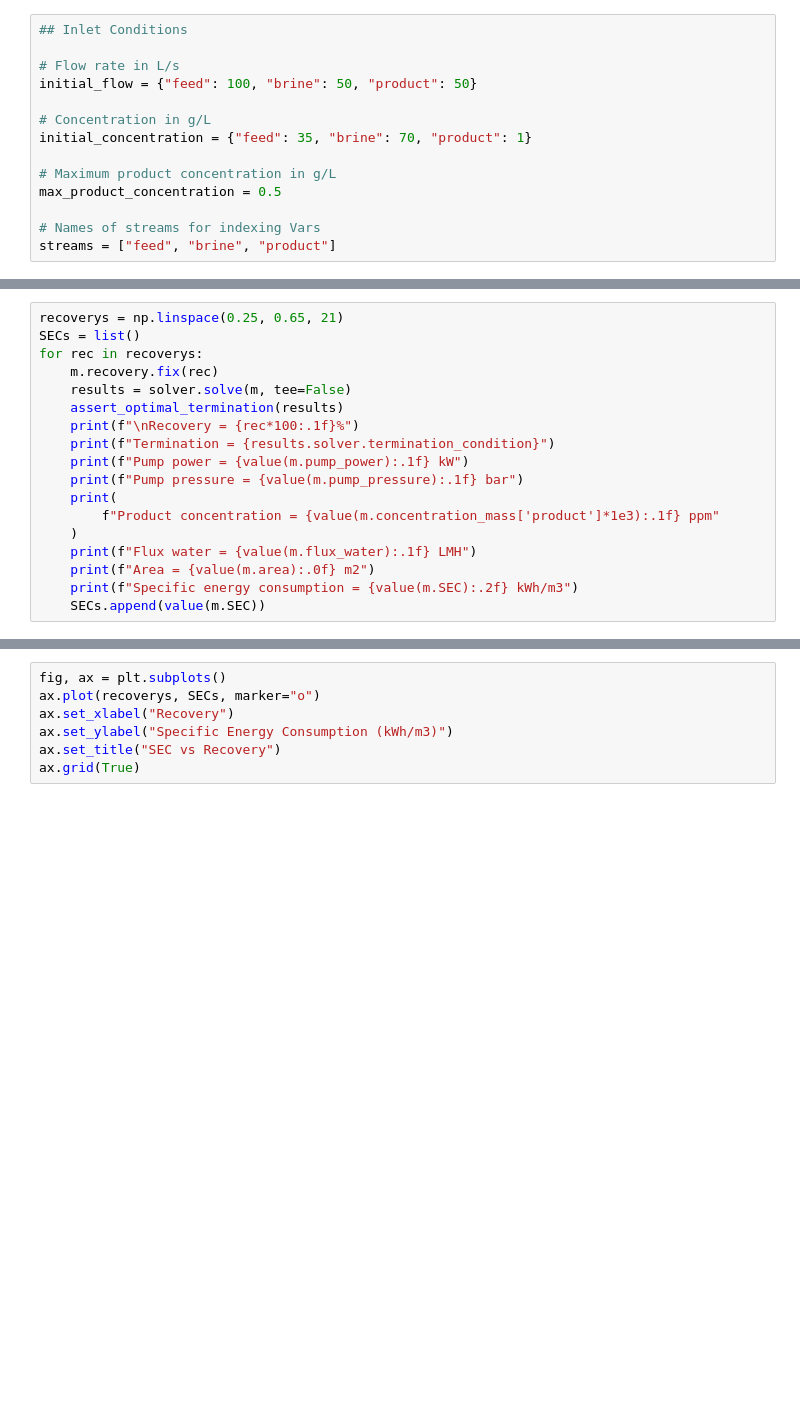
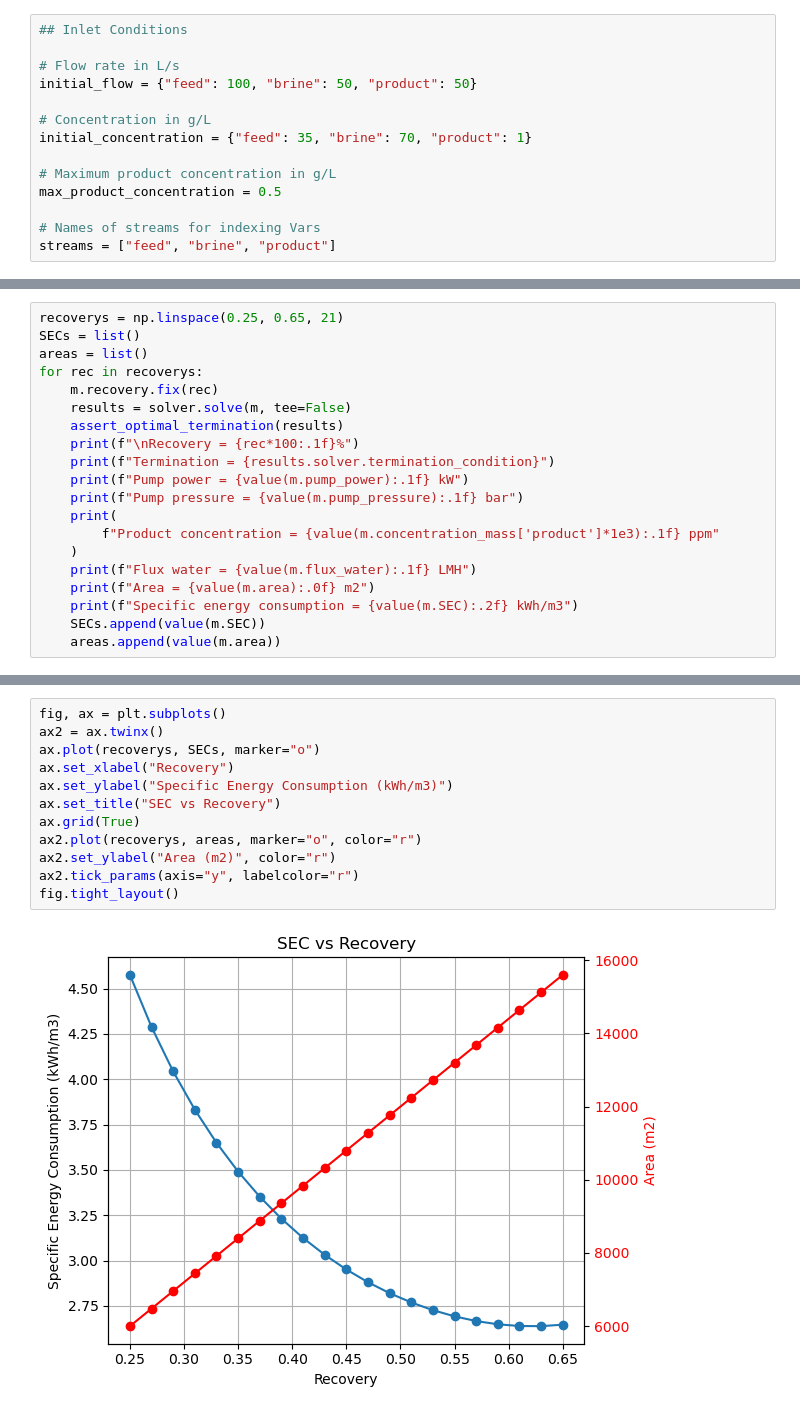
Before and after one commit to kurbansitterley/watertap_academy_2026, a Jupyter notebook: week0/TIY/week0_tiy_solution_diffusion.ipynb, the cells around one changed output, grey strips where cells are left out. Saved outputs shown, nothing was run; the diff lists cells and outputs as text; blank space fills up the shorter version.

Commit message:
plot area

```diff
--- a/week0/TIY/week0_tiy_solution_diffusion.ipynb
+++ b/week0/TIY/week0_tiy_solution_diffusion.ipynb
@@ -357,6 +360,7 @@ print(f"termination = {results.solver.termination_condition}")
 # %%
 recoverys = np.linspace(0.25, 0.65, 21)
 SECs = list()
+areas = list()
 for rec in recoverys:
     m.recovery.fix(rec)
     results = solver.solve(m, tee=False)
@@ -372,3 +376,4 @@ for rec in recoverys:
     print(f"Area = {value(m.area):.0f} m2")
     print(f"Specific energy consumption = {value(m.SEC):.2f} kWh/m3")
     SECs.append(value(m.SEC))
+    areas.append(value(m.area))
@@ -375,7 +398,14 @@ for rec in recoverys:
 # %%
 fig, ax = plt.subplots()
+ax2 = ax.twinx()
 ax.plot(recoverys, SECs, marker="o")
 ax.set_xlabel("Recovery")
 ax.set_ylabel("Specific Energy Consumption (kWh/m3)")
 ax.set_title("SEC vs Recovery")
 ax.grid(True)
+ax2.plot(recoverys, areas, marker="o", color="r")
+ax2.set_ylabel("Area (m2)", color="r")
+ax2.tick_params(axis="y", labelcolor="r")
+fig.tight_layout()
+# %% [output]
+[figure, added]
```
Also changed, not shown: parts of 2 cells of this notebook.
